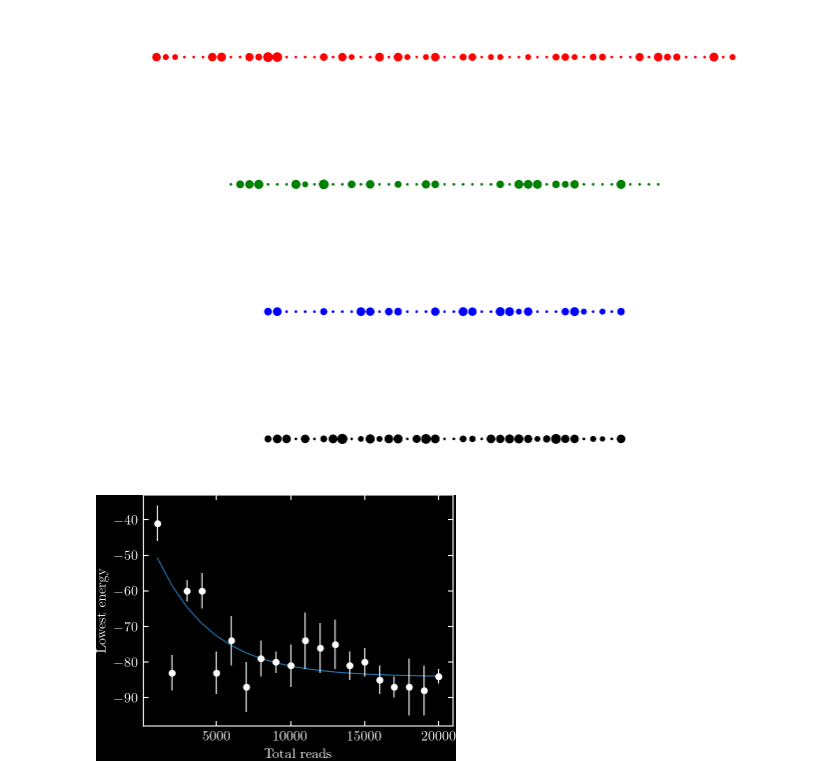
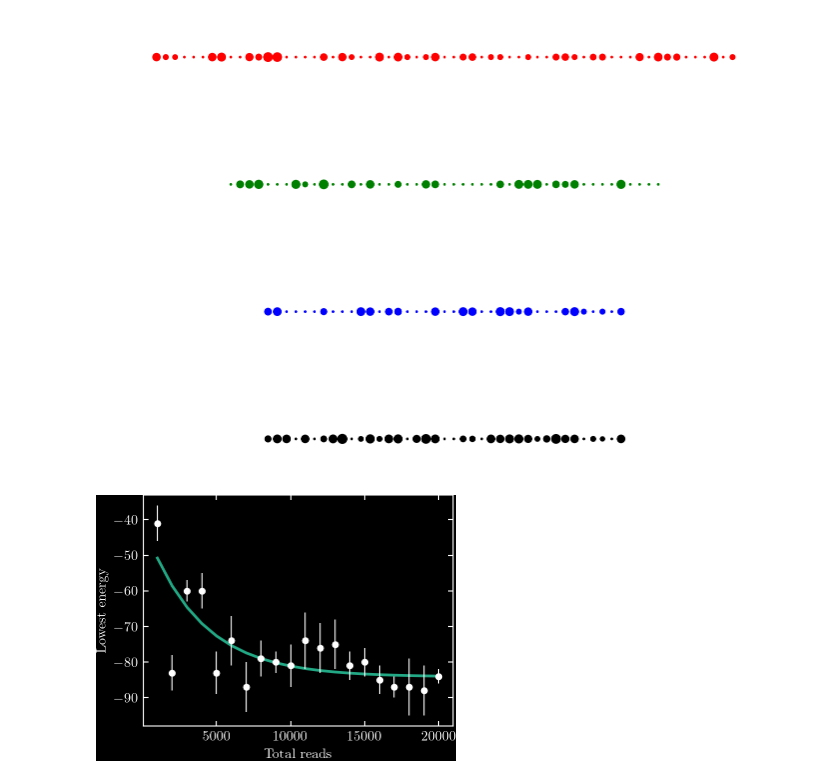
Before and after one commit to KirbyZX/PHYS4213, a Jupyter notebook: Code/DataAnalysis.ipynb, the cells around one changed output. Saved outputs shown, nothing was run; the diff lists cells and outputs as text; code cells hidden in the pictures.

```diff
--- a/Code/DataAnalysis.ipynb
+++ b/Code/DataAnalysis.ipynb
@@ -69,31 +69,31 @@ plt.savefig("../Figures/sample-graph.pdf")
 # %%
 def plotCSV(filepath: str, xaxis: str, yaxis: str, labels: list) -> None:
 
     data = pd.read_csv(filepath)
     labels = np.array(labels)
     norm = labels.max()
 
     means = np.empty_like(labels)
     stderr = np.empty_like(labels)
 
     for i, l in enumerate(labels):
         query = data.query(f"`{xaxis}` == {l}")[yaxis]
         means[i] = np.mean(query)
         stderr[i] = np.std(query)/np.sqrt(len(query))
 
     fit = lambda x, n, t, c : n*np.exp(-x/t) + c
     coeffs, _ = curve_fit(fit, labels/norm, means, sigma=stderr)
-    plt.plot(labels, fit(labels, coeffs[0], norm*coeffs[1], coeffs[2]), ms=0, color='tab:blue')
+    plt.plot(labels, fit(labels, coeffs[0], norm*coeffs[1], coeffs[2]), ms=0, color=V.TURQUOISE.value, linewidth=2)
 
     plt.errorbar(labels, means, yerr=stderr, fmt='o', color='white')
     plt.xlabel(xaxis)
     plt.ylabel(yaxis)
 
 #plotCSV(path+"edge-mult.csv", "Multiplier", "Overlaps", range(1,17,1))
 plotCSV(path+"total-reads.csv", "Total reads", "Lowest energy", range(1000,20001,1000))
-#plt.savefig("../Figures/reads.pgf")
+plt.savefig("../Figures/reads.pgf")
 # %% [output]
-[figure, old version]
+[figure, new version]
 # %%
 identifyBoundaries(score.parts[0], 0.4, (0.33, 0.66))
 plotBoundaryStrength(score.parts[0], 0.4, "../Figures/boundaries.pdf")
```
Also changed, not shown: parts of 1 cell of this notebook, 12 other files.
